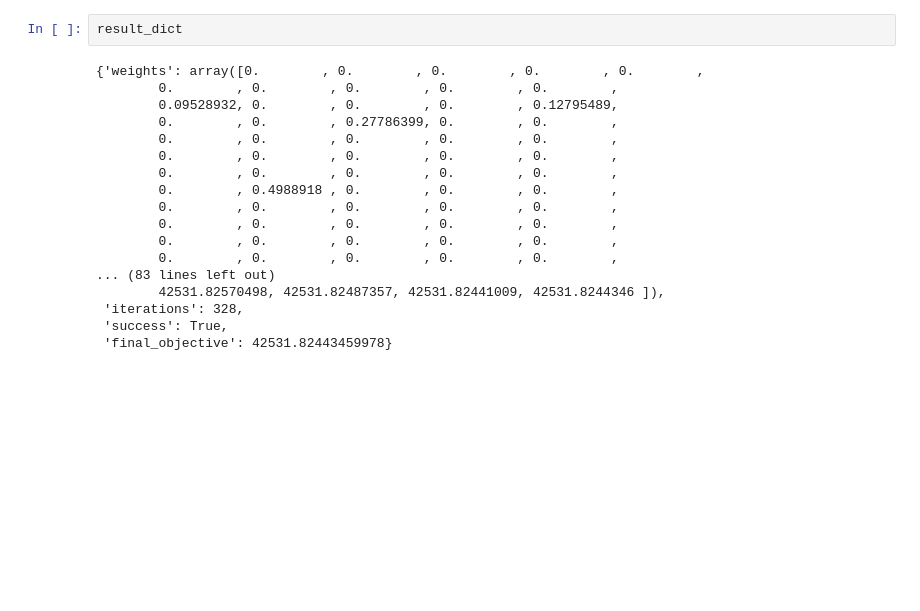
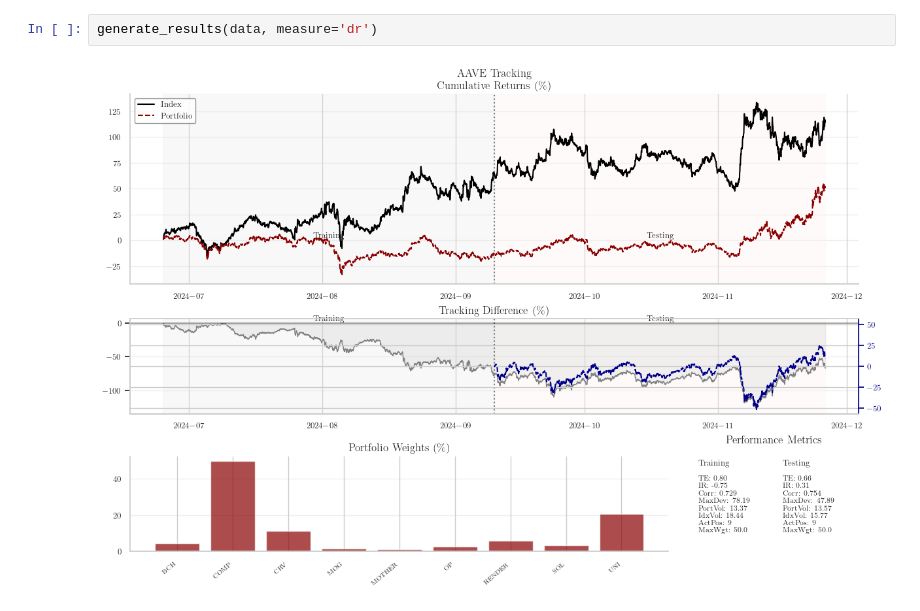
Before and after one commit to raddy/replicate-idx, a Jupyter notebook: replicate/notebooks/crypto_data_demo.ipynb, the cells around one changed output. Drawn from its saved outputs; the diff is of its cells as text; blank space fills up the shorter version.

```diff
--- a/replicate/notebooks/crypto_data_demo.ipynb
+++ b/replicate/notebooks/crypto_data_demo.ipynb
@@ -108,20 +47,4 @@ train_metrics, test_metrics = analyze_train_test_results(
-# %%
-result_dict
-# %% [output]
-{'weights': array([0.        , 0.        , 0.        , 0.        , 0.        ,
-        0.        , 0.        , 0.        , 0.        , 0.        ,
-        0.09528932, 0.        , 0.        , 0.        , 0.12795489,
-        0.        , 0.        , 0.27786399, 0.        , 0.        ,
-        0.        , 0.        , 0.        , 0.        , 0.        ,
-        0.        , 0.        , 0.        , 0.        , 0.        ,
-        0.        , 0.        , 0.        , 0.        , 0.        ,
-        0.        , 0.4988918 , 0.        , 0.        , 0.        ,
-        0.        , 0.        , 0.        , 0.        , 0.        ,
-        0.        , 0.        , 0.        , 0.        , 0.        ,
-        0.        , 0.        , 0.        , 0.        , 0.        ,
-        0.        , 0.        , 0.        , 0.        , 0.        ,
-... (83 lines left out)
-        42531.82570498, 42531.82487357, 42531.82441009, 42531.8244346 ]),
- 'iterations': 328,
- 'success': True,
- 'final_objective': 42531.82443459978}
+# %%
+generate_results(data, measure='dr')
+# %% [output]
+[figure, added]
```
Also changed, not shown: parts of 4 cells of this notebook, 5 other files.
